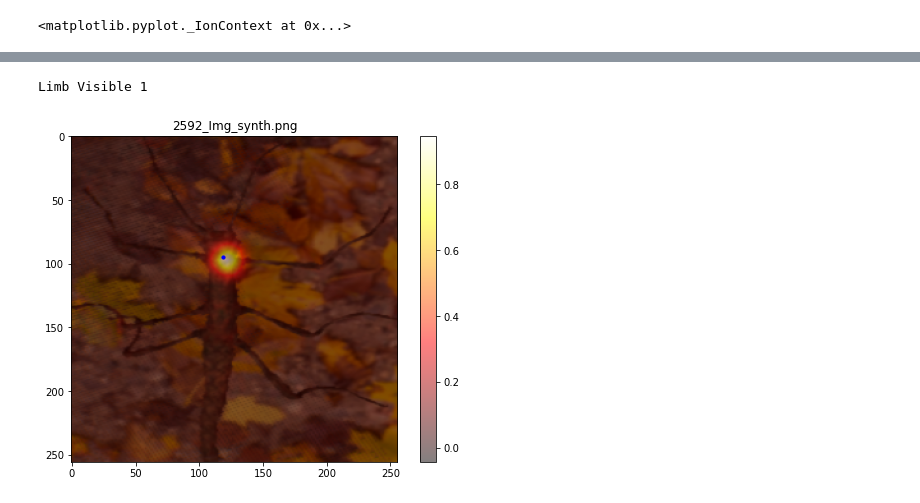
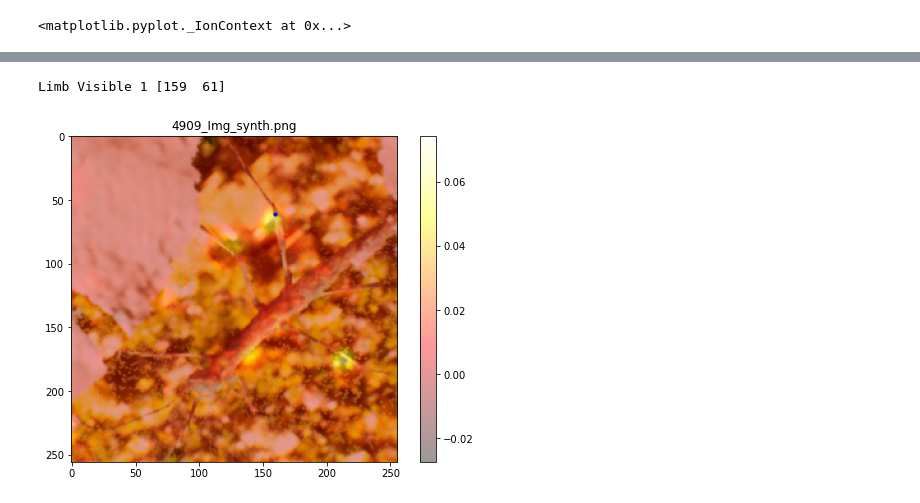
Before and after one commit to kane1204/3D-Pose-Estimation-Project, a Jupyter notebook: notebooks/simple_2d_notebook.ipynb, the cells around one changed output, grey strips where cells are left out. Saved outputs shown, nothing was run; the diff lists cells and outputs as text; code cells hidden in the pictures.

```diff
--- a/notebooks/simple_2d_notebook.ipynb
+++ b/notebooks/simple_2d_notebook.ipynb
@@ -76,7 +92,7 @@ trained_model = liftingtrainer.model
 trained_model.eval()
 # Code get the first batch of results
 with torch.no_grad():
-    for data in train_dataloader:
+    for data in test_dataloader:
         image = data['image']
         target = data['heatmap']
         file_name = data['file_name']
@@ -90,38 +106,38 @@ with torch.no_grad():
 # %%
 import cv2
 from src.eval.accuracies import get_max_preds
 # Display a sample
-sample = 4
-limb = 0
+sample = 31
+limb = 11
 
 name = file_name[sample]
 
 img = image[sample].numpy()
 img=np.swapaxes(img,0,1)
 img=np.swapaxes(img,1,2)
 
 pred = predi.cpu().numpy()
 pred_kp, _ = get_max_preds(pred)
 
 acc = target.cpu().numpy()
-acc_kp = (kp[sample].numpy()*sungaya_dataset.std_2d)+sungaya_dataset.means_2d
+acc_kp = ((kp[sample].numpy()*sungaya_dataset.std_2d)+sungaya_dataset.means_2d).astype(int)
 
 vis = visib[sample].cpu().numpy()
-print("Limb Visible", vis[limb])
+print("Limb Visible", vis[limb] , acc_kp[limb])
 plt.figure(figsize=(8,6))
 plt.imshow(img)
 
 # plt.scatter(pred_kp[sample,:,0], pred_kp[sample,:,1], marker='o', s=10,  color='r')
 plt.scatter(acc_kp[limb,0], acc_kp[limb,1], marker='o', s=10,  color='b')
 
-plt.imshow(cv2.resize(pred[sample,limb], (256,256)), alpha = .5,cmap='hot')
+plt.imshow(cv2.resize(pred[sample,limb], (256,256)), alpha = .4,cmap='hot')
 # plt.imshow(cv2.resize(acc[sample,limb], (256,256)), alpha = .5,cmap='hot')
 
 plt.colorbar()
 plt.title(name)
 plt.show()
 # %% [output]
-Limb Visible 1
+Limb Visible 1 [159  61]
-[figure, old version]
+[figure, new version]
 # %%
 # https://pytorch.org/tutorials/beginner/saving_loading_models.html
```
Also changed, not shown: parts of 4 cells of this notebook.
